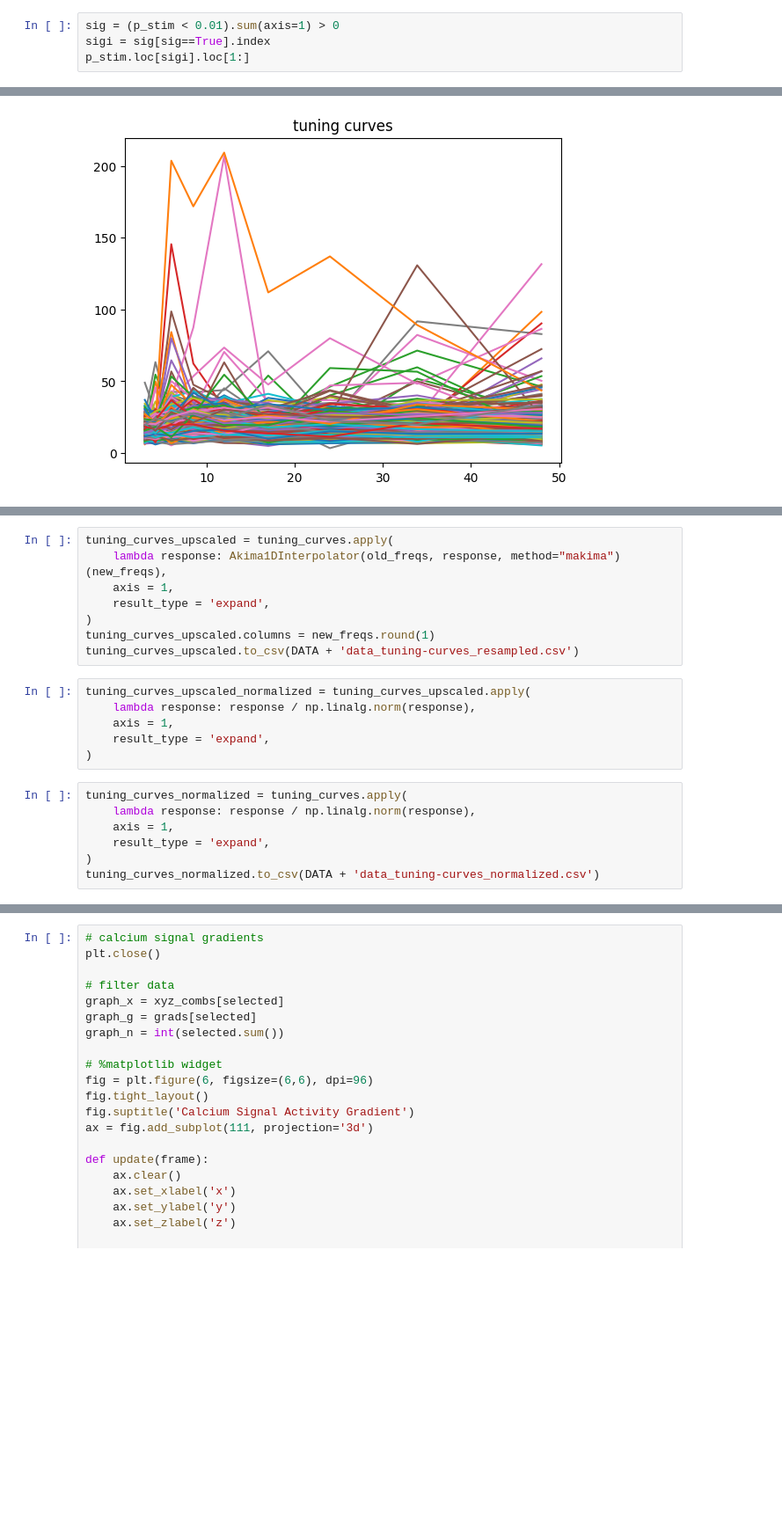
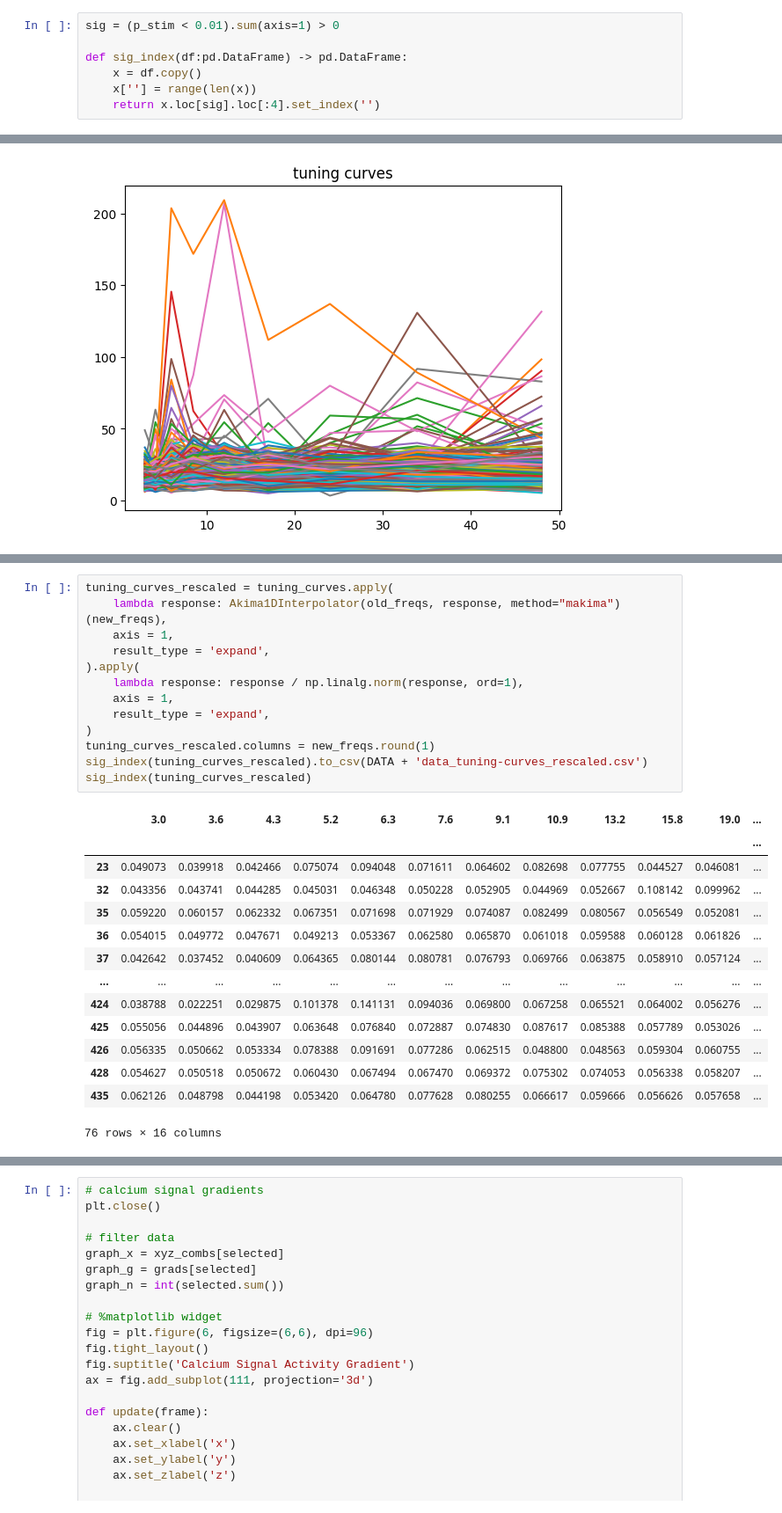
Before and after one commit to 0mWh/pqic-gic-quadrigems, a Jupyter notebook: notebooks/waveforms.ipynb, the cells around one changed output, grey strips where cells are left out. Shown at 88% size. Drawn from its saved outputs; the diff is of its cells as text; blank space fills up the shorter version.

Commit message:
(re)generate data generator

```diff
--- a/notebooks/waveforms.ipynb
+++ b/notebooks/waveforms.ipynb
@@ -125,5 +125,8 @@ p_stim = get_for_planes(
 )
 # %%
 sig = (p_stim < 0.01).sum(axis=1) > 0
-sigi = sig[sig==True].index
-p_stim.loc[sigi].loc[1:]
+
+def sig_index(df:pd.DataFrame) -> pd.DataFrame:
+    x = df.copy()
+    x[''] = range(len(x))
+    return x.loc[sig].loc[:4].set_index('')
@@ -179,22 +167,29 @@ plt.legend()
-# %%
-tuning_curves_upscaled = tuning_curves.apply(
-    lambda response: Akima1DInterpolator(old_freqs, response, method="makima")(new_freqs),
-    axis = 1,
-    result_type = 'expand',
-)
-tuning_curves_upscaled.columns = new_freqs.round(1)
-tuning_curves_upscaled.to_csv(DATA + 'data_tuning-curves_resampled.csv')
-# %%
-tuning_curves_upscaled_normalized = tuning_curves_upscaled.apply(
-    lambda response: response / np.linalg.norm(response),
-    axis = 1,
-    result_type = 'expand',
-)
-# %%
-tuning_curves_normalized = tuning_curves.apply(
-    lambda response: response / np.linalg.norm(response),
-    axis = 1,
-    result_type = 'expand',
-)
-tuning_curves_normalized.to_csv(DATA + 'data_tuning-curves_normalized.csv')
+# %%
+tuning_curves_rescaled = tuning_curves.apply(
+    lambda response: Akima1DInterpolator(old_freqs, response, method="makima")(new_freqs),
+    axis = 1,
+    result_type = 'expand',
+).apply(
+    lambda response: response / np.linalg.norm(response, ord=1),
+    axis = 1,
+    result_type = 'expand',
+)
+tuning_curves_rescaled.columns = new_freqs.round(1)
+sig_index(tuning_curves_rescaled).to_csv(DATA + 'data_tuning-curves_rescaled.csv')
+sig_index(tuning_curves_rescaled)
+# %% [output]
+|  | 3.0 | 3.6 | 4.3 | 5.2 | 6.3 | 7.6 | 9.1 | 10.9 | 13.2 | 15.8 | 19.0 | ... |
+|  |  |  |  |  |  |  |  |  |  |  |  | ... |
+| 23 | 0.049073 | 0.039918 | 0.042466 | 0.075074 | 0.094048 | 0.071611 | 0.064602 | 0.082698 | 0.077755 | 0.044527 | 0.046081 | ... |
+| 32 | 0.043356 | 0.043741 | 0.044285 | 0.045031 | 0.046348 | 0.050228 | 0.052905 | 0.044969 | 0.052667 | 0.108142 | 0.099962 | ... |
+| 35 | 0.059220 | 0.060157 | 0.062332 | 0.067351 | 0.071698 | 0.071929 | 0.074087 | 0.082499 | 0.080567 | 0.056549 | 0.052081 | ... |
+| 36 | 0.054015 | 0.049772 | 0.047671 | 0.049213 | 0.053367 | 0.062580 | 0.065870 | 0.061018 | 0.059588 | 0.060128 | 0.061826 | ... |
+| 37 | 0.042642 | 0.037452 | 0.040609 | 0.064365 | 0.080144 | 0.080781 | 0.076793 | 0.069766 | 0.063875 | 0.058910 | 0.057124 | ... |
+| ... | ... | ... | ... | ... | ... | ... | ... | ... | ... | ... | ... | ... |
+| 424 | 0.038788 | 0.022251 | 0.029875 | 0.101378 | 0.141131 | 0.094036 | 0.069800 | 0.067258 | 0.065521 | 0.064002 | 0.056276 | ... |
+| 425 | 0.055056 | 0.044896 | 0.043907 | 0.063648 | 0.076840 | 0.072887 | 0.074830 | 0.087617 | 0.085388 | 0.057789 | 0.053026 | ... |
+| 426 | 0.056335 | 0.050662 | 0.053334 | 0.078388 | 0.091691 | 0.077286 | 0.062515 | 0.048800 | 0.048563 | 0.059304 | 0.060755 | ... |
+| 428 | 0.054627 | 0.050518 | 0.050672 | 0.060430 | 0.067494 | 0.067470 | 0.069372 | 0.075302 | 0.074053 | 0.056338 | 0.058207 | ... |
+| 435 | 0.062126 | 0.048798 | 0.044198 | 0.053420 | 0.064780 | 0.077628 | 0.080255 | 0.066617 | 0.059666 | 0.056626 | 0.057658 | ... |
+76 rows × 16 columns
 # %%
```
Also changed, not shown: parts of 6 cells of this notebook, 3 other files.
